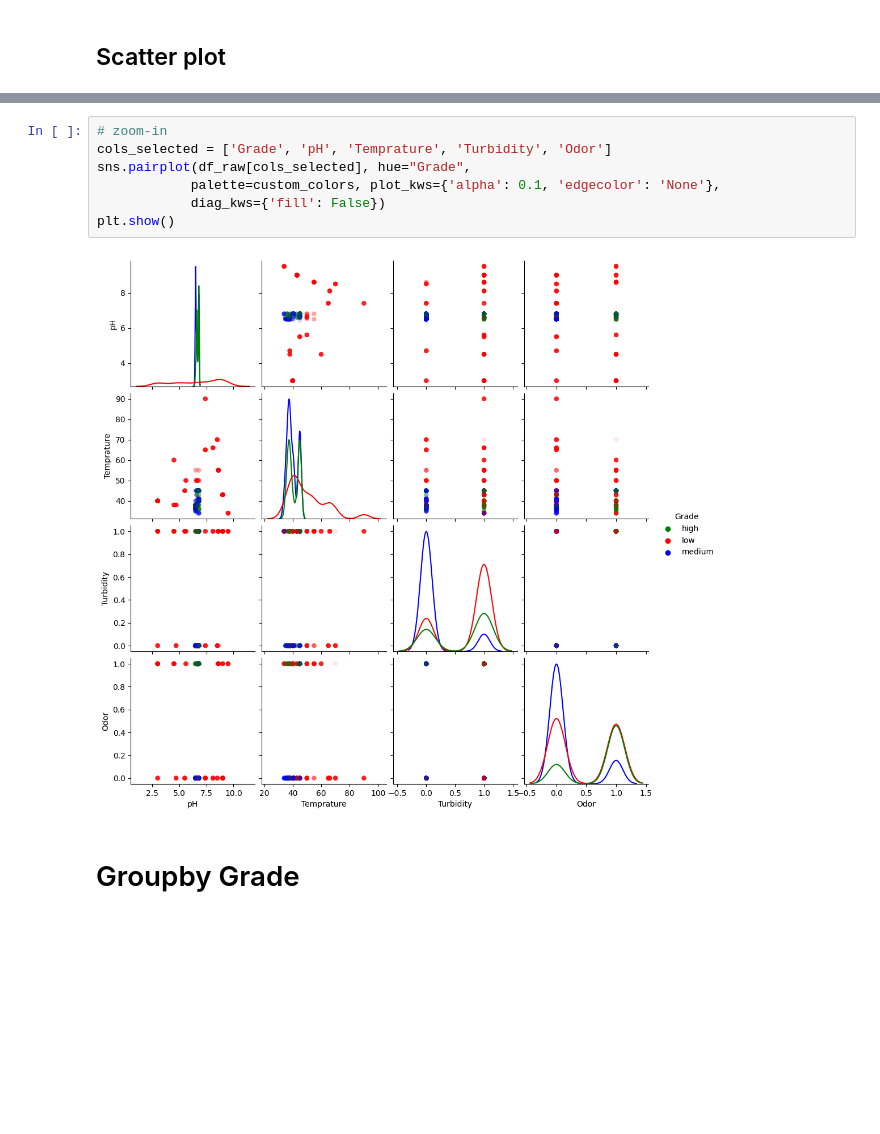
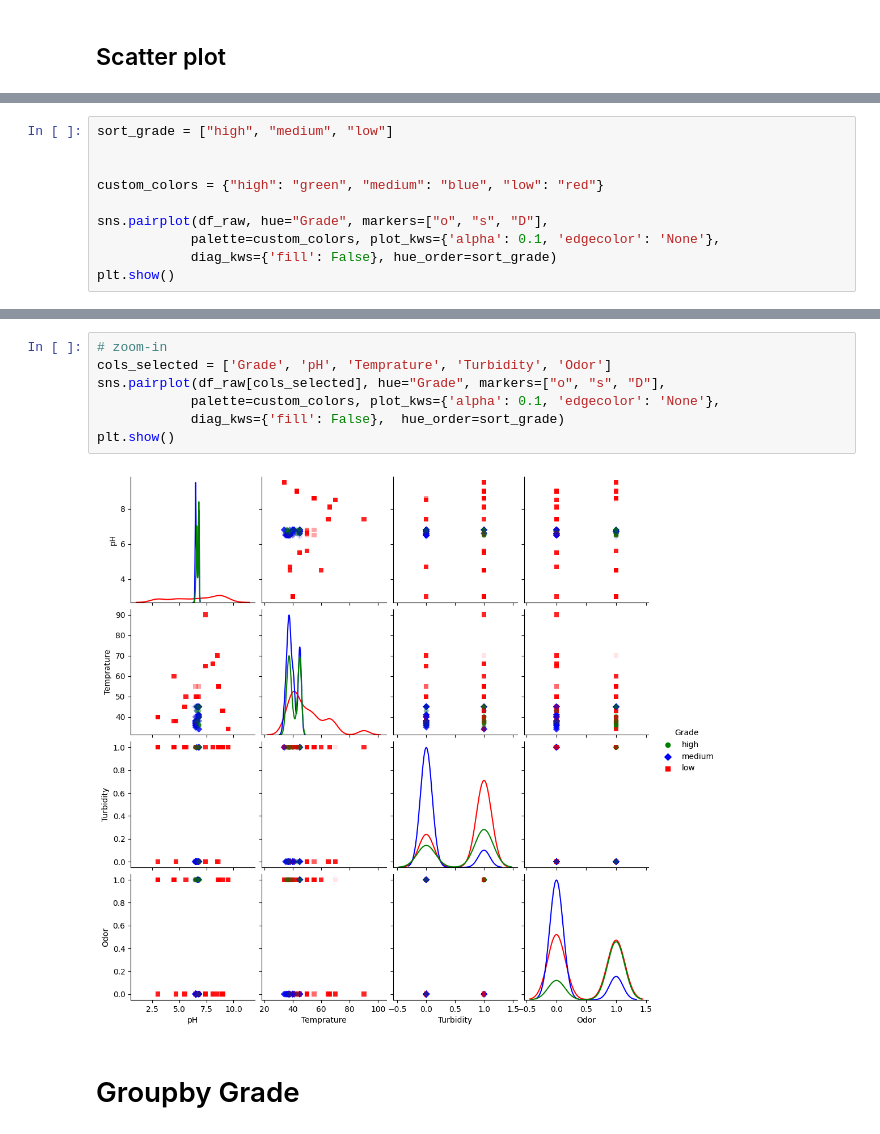
Before and after one commit to kulaphongj/milk_quality_prediction, a Jupyter notebook: 1_eda.ipynb, the cells around one changed output, grey strips where cells are left out. Drawn from its saved outputs; the diff is of its cells as text; blank space fills up the shorter version.

```diff
--- a/1_eda.ipynb
+++ b/1_eda.ipynb
@@ -276,0 +279,10 @@ plt.show()
+# %%
+sort_grade = ["high", "medium", "low"]
+
+
+custom_colors = {"high": "green", "medium": "blue", "low": "red"}
+
+sns.pairplot(df_raw, hue="Grade", markers=["o", "s", "D"],
+            palette=custom_colors, plot_kws={'alpha': 0.1, 'edgecolor': 'None'},
+            diag_kws={'fill': False}, hue_order=sort_grade)
+plt.show()
@@ -277,12 +291,12 @@ plt.show()
 # %%
 # zoom-in
 cols_selected = ['Grade', 'pH', 'Temprature', 'Turbidity', 'Odor']
-sns.pairplot(df_raw[cols_selected], hue="Grade",
+sns.pairplot(df_raw[cols_selected], hue="Grade", markers=["o", "s", "D"],
             palette=custom_colors, plot_kws={'alpha': 0.1, 'edgecolor': 'None'},
-            diag_kws={'fill': False})
+            diag_kws={'fill': False},  hue_order=sort_grade)
 plt.show()
 # %% [output]
-[figure, old version]
+[figure, new version]
 # %% [markdown]
 # Groupby Grade
 # %%
```
Also changed, not shown: parts of 6 cells of this notebook.
